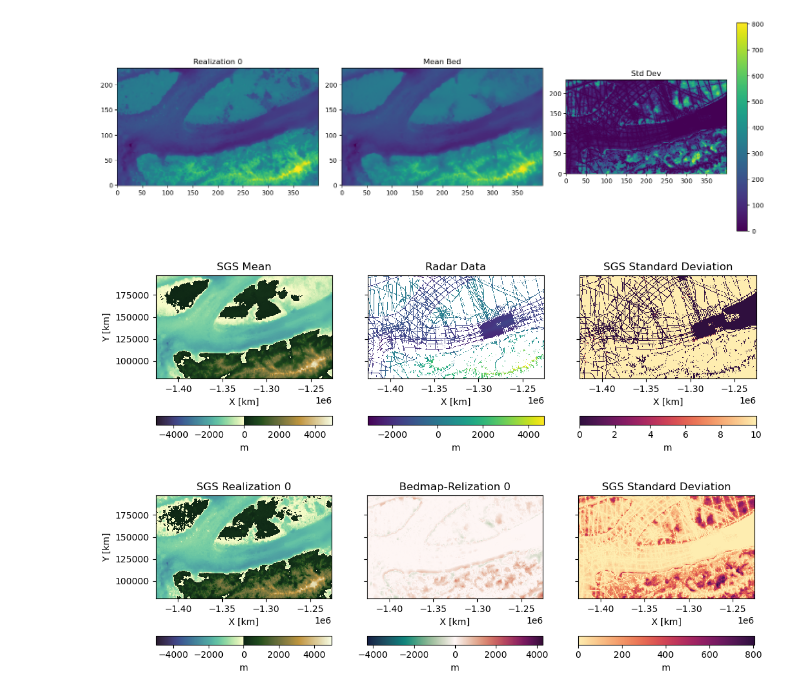
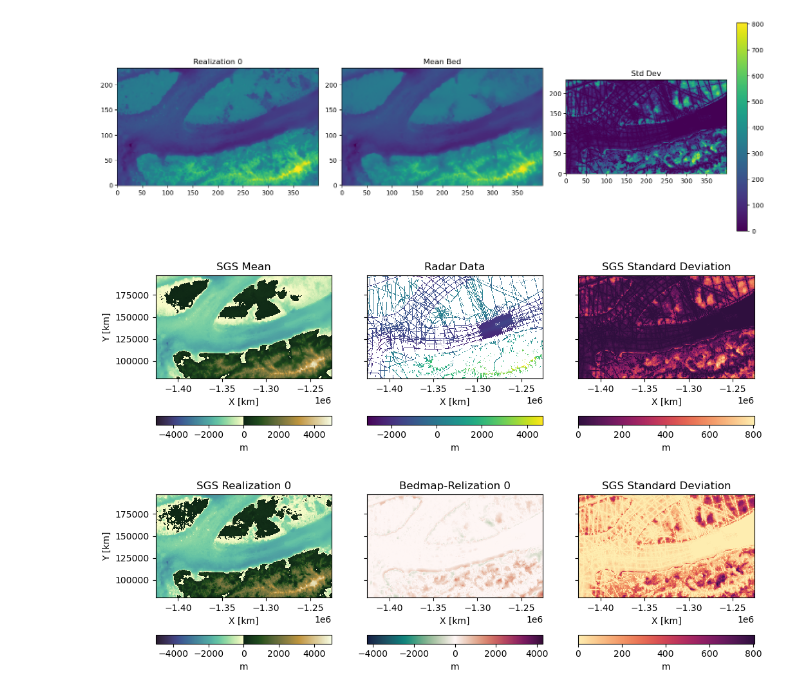
Before and after one commit to annix-24/geostatisticalMCMC, a Jupyter notebook: SGS_Figures.ipynb, the cells around one changed output. Saved outputs shown, nothing was run; the diff lists cells and outputs as text; code cells hidden in the pictures.

```diff
--- a/SGS_Figures.ipynb
+++ b/SGS_Figures.ipynb
@@ -92,33 +92,33 @@ plt.show()
 # %%
 mean_bed = sgs_beds.mean(axis=0)
 std_bed  = sgs_beds.std(axis=0)
 
 fig, axs = plt.subplots(1, 3, figsize=(12,5), sharey=True)
 ax = axs[0]
 im = ax.pcolormesh(xx, yy, mean_bed, cmap='cmo.topo', shading='auto', norm=norm)
 ax.axis('scaled')
 ax.set_title('SGS Mean')
 ax.set_xlabel('X [km]')
 ax.set_ylabel('Y [km]')
 plt.colorbar(im, ax=ax, label='m', orientation='horizontal')
 
 ax = axs[1]
 im = ax.pcolormesh(xx, yy, df['bed'].values.reshape(xx.shape))
 ax.axis('scaled')
 ax.set_title('Radar Data')
 ax.set_xlabel('X [km]')
 plt.colorbar(im, ax=ax, label='m', orientation='horizontal')
 
 ax = axs[2]
-im = ax.pcolormesh(xx, yy, std_bed, vmax=10, cmap='cmo.matter_r')
+im = ax.pcolormesh(xx, yy, std_bed, cmap='cmo.matter_r')
 ax.axis('scaled')
 ax.set_title('SGS Standard Deviation')
 ax.set_xlabel('X [km]')
 plt.colorbar(im, ax=ax, label='m', orientation='horizontal')
 
 plt.show()
 # %% [output]
-[figure, old version]
+[figure, new version]
 # %%
 std_bed0 = np.std(sgs_beds, axis=0)
 # %%
```
Also changed, not shown: parts of 4 cells of this notebook, 2 other files.
